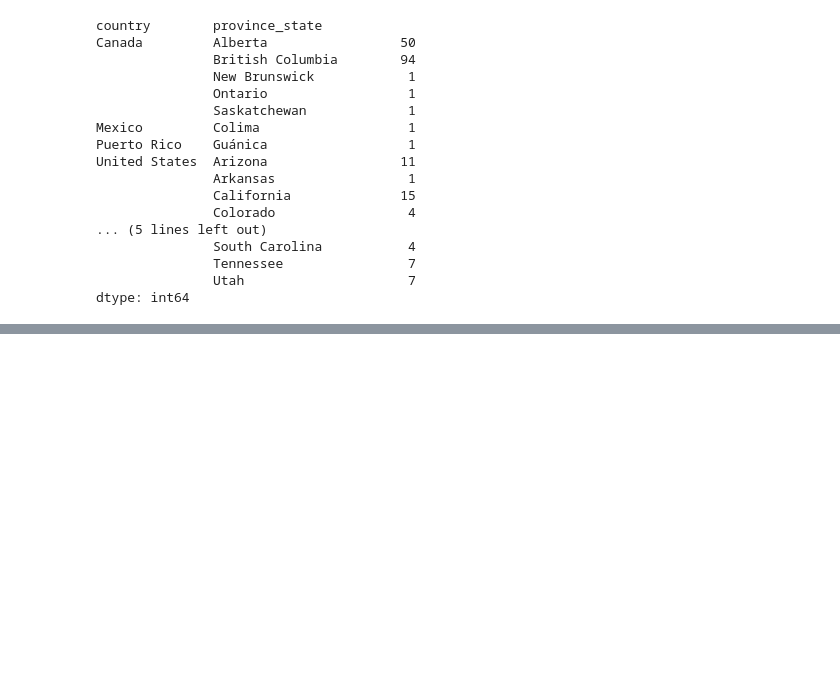
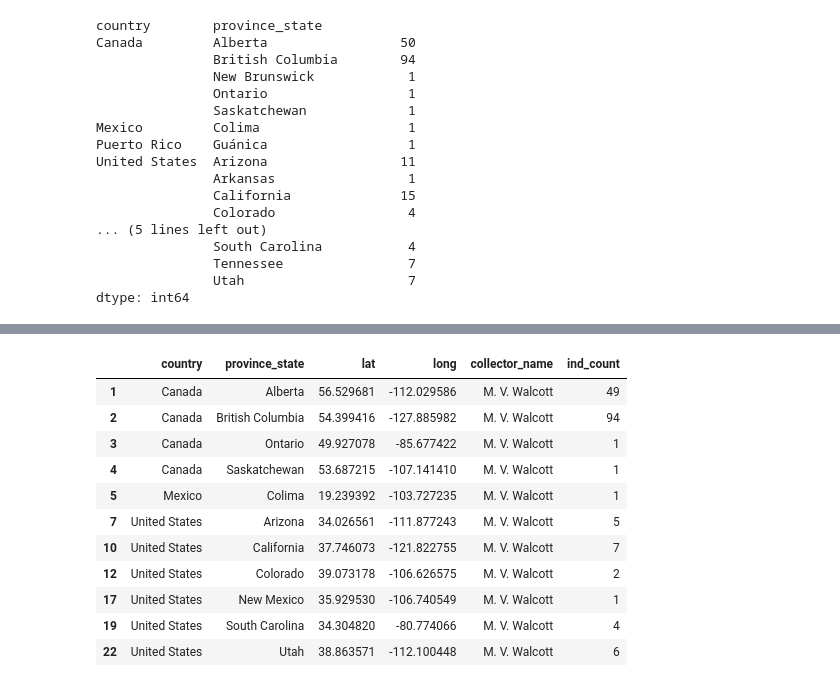
Before and after one commit to TianaCurry/AWHI-projects, a Jupyter notebook: AWHI Walcott scatter plot map .ipynb, the cells around one changed output, grey strips where cells are left out. Drawn from its saved outputs; the diff is of its cells as text; code cells hidden in the pictures; blank space fills up the shorter version.

```diff
--- a/AWHI Walcott scatter plot map .ipynb
+++ b/AWHI Walcott scatter plot map .ipynb
@@ -201,0 +251,17 @@ sub_walcott_df
+# %%
+#creating mary vaux walcott sub dataframe
+mary_vaux_walcott = combine_walcott_location[combine_walcott_location['collector_name'] == 'M. V. Walcott'].copy()
+mary_vaux_walcott
+# %% [output]
+|  | country | province_state | lat | long | collector_name | ind_count |
+| 1 | Canada | Alberta | 56.529681 | -112.029586 | M. V. Walcott | 49 |
+| 2 | Canada | British Columbia | 54.399416 | -127.885982 | M. V. Walcott | 94 |
+| 3 | Canada | Ontario | 49.927078 | -85.677422 | M. V. Walcott | 1 |
+| 4 | Canada | Saskatchewan | 53.687215 | -107.141410 | M. V. Walcott | 1 |
+| 5 | Mexico | Colima | 19.239392 | -103.727235 | M. V. Walcott | 1 |
+| 7 | United States | Arizona | 34.026561 | -111.877243 | M. V. Walcott | 5 |
+| 10 | United States | California | 37.746073 | -121.822755 | M. V. Walcott | 7 |
+| 12 | United States | Colorado | 39.073178 | -106.626575 | M. V. Walcott | 2 |
+| 17 | United States | New Mexico | 35.929530 | -106.740549 | M. V. Walcott | 1 |
+| 19 | United States | South Carolina | 34.304820 | -80.774066 | M. V. Walcott | 4 |
+| 22 | United States | Utah | 38.863571 | -112.100448 | M. V. Walcott | 6 |
```
Also changed, not shown: parts of 18 cells of this notebook, 4 other files.
